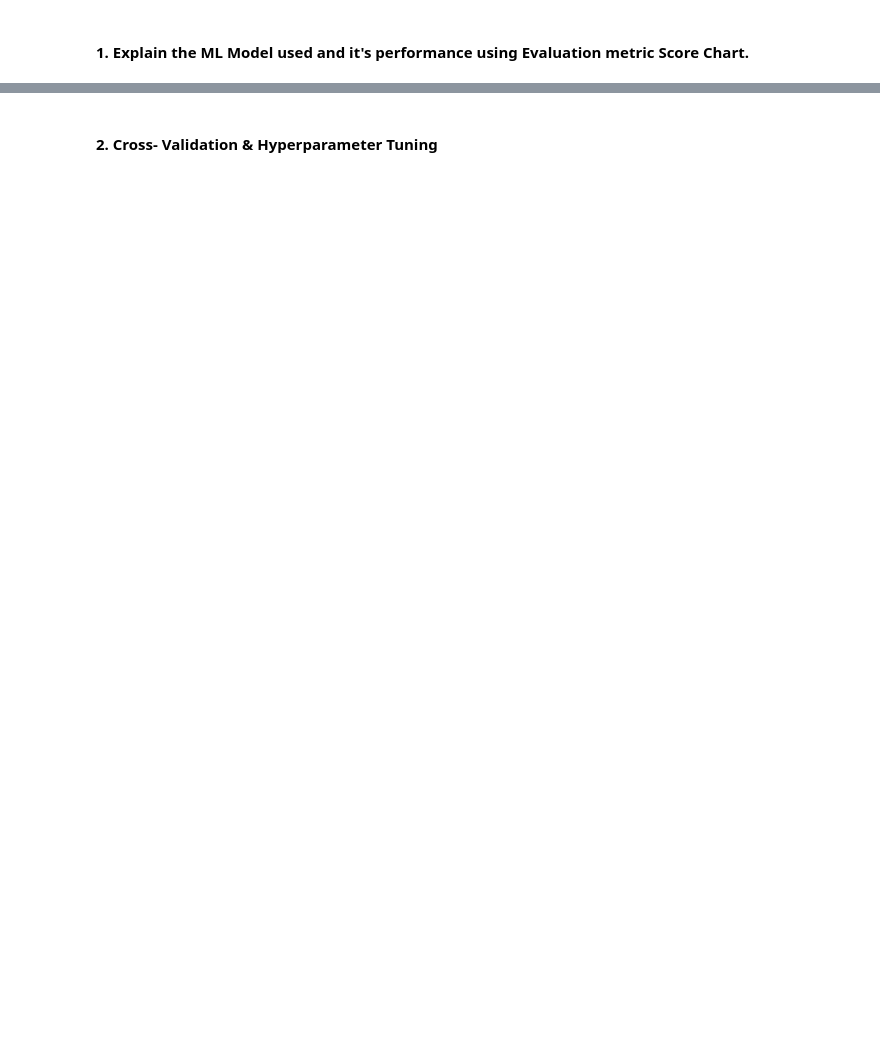
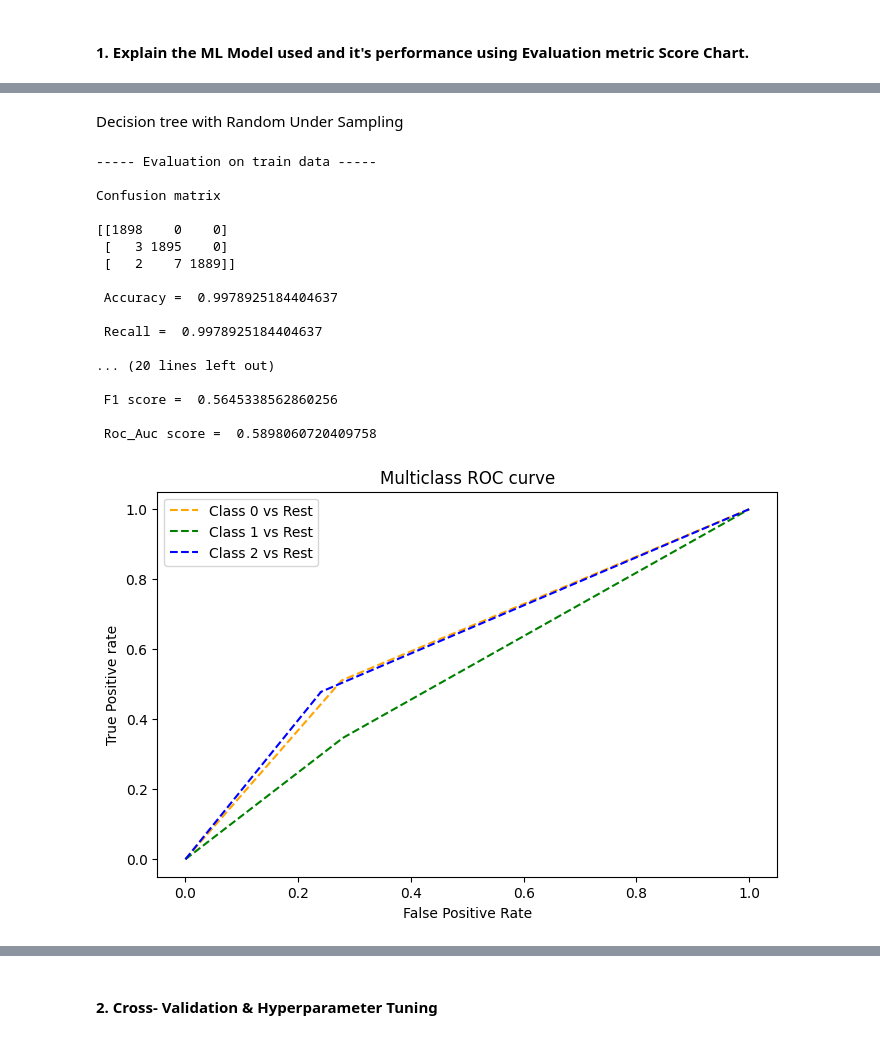
Before and after one commit to Faheemfemu/Email-Campaign-Effectiveness-Prediction-classification, a Jupyter notebook: Email_Campaign_Effectiveness_Prediction_faheem.ipynb, the cells around one changed output, grey strips where cells are left out. Drawn from its saved outputs; the diff is of its cells as text; code cells hidden in the pictures; blank space fills up the shorter version.

```diff
--- a/Email_Campaign_Effectiveness_Prediction_faheem.ipynb
+++ b/Email_Campaign_Effectiveness_Prediction_faheem.ipynb
@@ -1525,0 +1517,9 @@ Answer Here.
+# %%
+from imblearn.under_sampling import RandomUnderSampler
+from collections import Counter
+
+rus = RandomUnderSampler(random_state=42, replacement=True)
+x_rus, y_rus = rus.fit_resample(X_train,y_train)
+
+print('Original dataset shape:', len(X_train))
+print('Resampled dataset shape', len(y_rus))
@@ -1543,0 +1713,30 @@ Answer Here.
+# %% [markdown]
+Decision tree with Random Under Sampling
+# %%
+DT_classifier_rus = DecisionTreeClassifier()
+
+# Fit the Algorithm
+DT_classifier_rus.fit(x_rus,y_rus)
+# Predict on the model
+
+result=evaluate_model(DT_classifier_rus,x_rus,y_rus,X_test,y_test,'Decision_Tree_Random_undersampling_with_default_parameters')
+final_dict['Decision_Tree_Random_undersampling_with_default_parameters']=result
+# %% [output]
+----- Evaluation on train data -----
+
+Confusion matrix
+
+[[1898    0    0]
+ [   3 1895    0]
+ [   2    7 1889]]
+
+ Accuracy =  0.9978925184404637
+
+ Recall =  0.9978925184404637
+
+... (20 lines left out)
+
+ F1 score =  0.5645338562860256
+
+ Roc_Auc score =  0.5898060720409758
+[figure, added]
```
Also changed, not shown: parts of 64 cells of this notebook.
